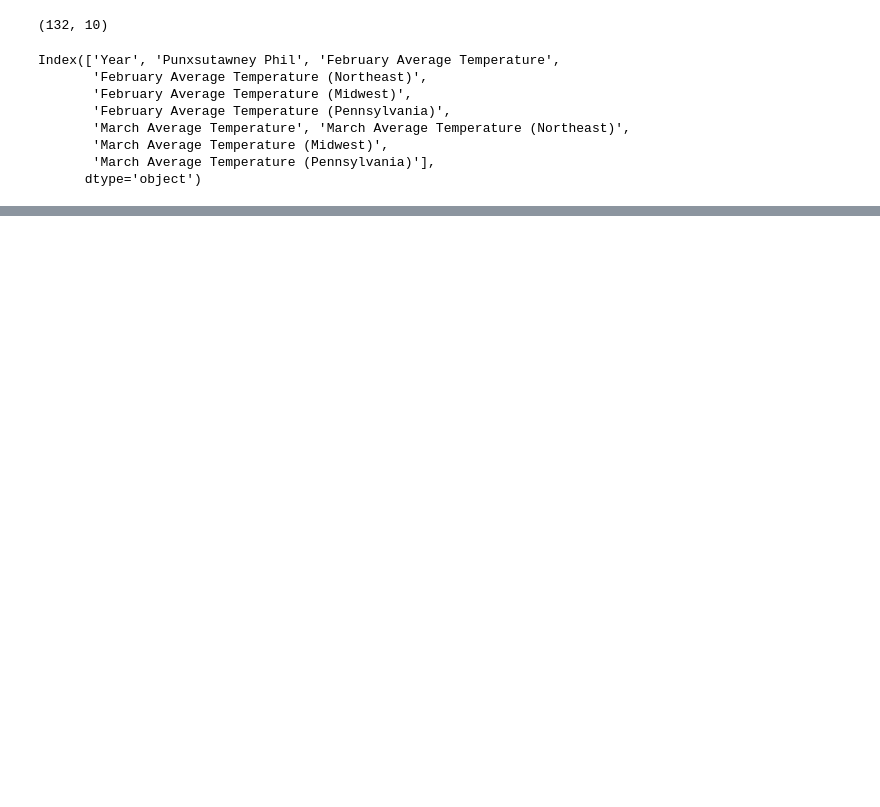
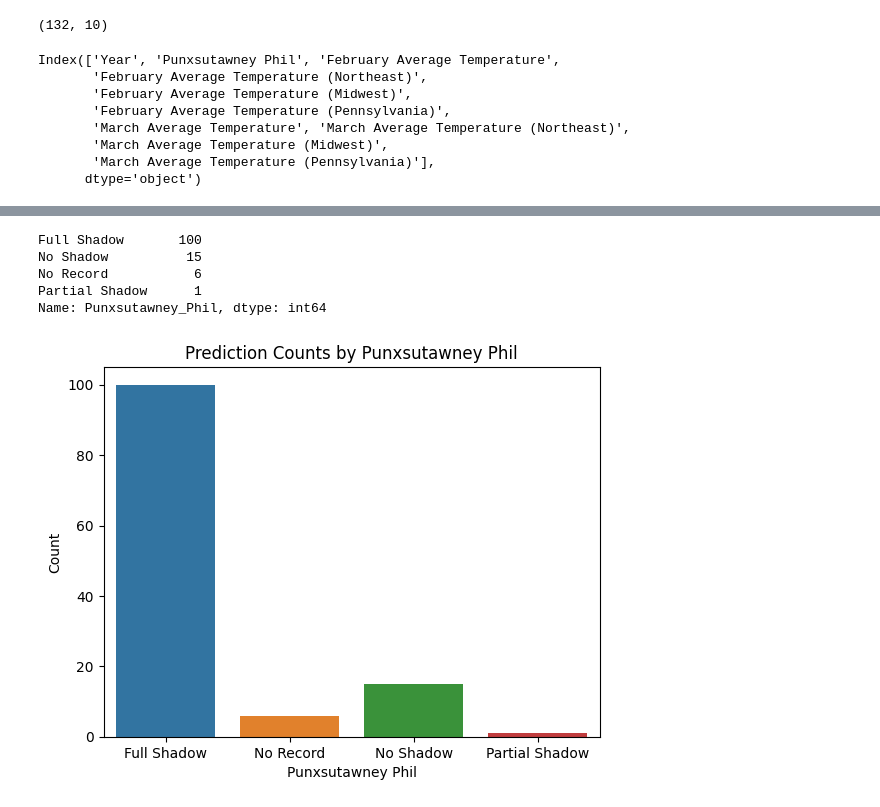
Before and after one commit to educbd/EDAs, a Jupyter notebook: Groundhog_Day.ipynb, the cells around one changed output, grey strips where cells are left out. Saved outputs shown, nothing was run; the diff lists cells and outputs as text; code cells hidden in the pictures; blank space fills up the shorter version.

```diff
--- a/Groundhog_Day.ipynb
+++ b/Groundhog_Day.ipynb
@@ -68,5 +73,7 @@ ghd.columns = ghd.columns.str.replace('March', 'mar')
 ghd.columns = ghd.columns.str.replace('Average', 'avg')
 ghd.columns = ghd.columns.str.replace('Temperature', 'temp')
 ghd.columns = ghd.columns.str.replace(' ', '_')
+ghd.columns = ghd.columns.str.replace('(', '')
+ghd.columns = ghd.columns.str.replace(')', '')
 ghd.columns
 # %% [output]
@@ -208,0 +284,25 @@ dtype: int64
+# %%
+# We need then know the unique values for the feature 'Punxsutawney_Phil' which shows
+# if Phil sees his shadow or not:
+
+ghd['Punxsutawney_Phil'].value_counts()
+# %% [output]
+Full Shadow       100
+No Shadow          15
+No Record           6
+Partial Shadow      1
+Name: Punxsutawney_Phil, dtype: int64
+# %%
+# We can plot this in a barplot using seaborn library but first let's create a
+# little dataset using the previous output and naming the features propertly:
+
+phil = ghd['Punxsutawney_Phil'].value_counts().reset_index().rename(columns={'index': 'Phil', 'Punxsutawney_Phil': 'Count'})
+
+# Using sns.barplot() to create a barplot:
+sns.barplot(data=phil, x='Phil', y='Count')
+plt.xlabel('Punxsutawney Phil')
+plt.ylabel('Count')
+plt.title('Prediction Counts by Punxsutawney Phil')
+plt.show()
+# %% [output]
+[figure, added]
```
Also changed, not shown: parts of 27 cells of this notebook.
